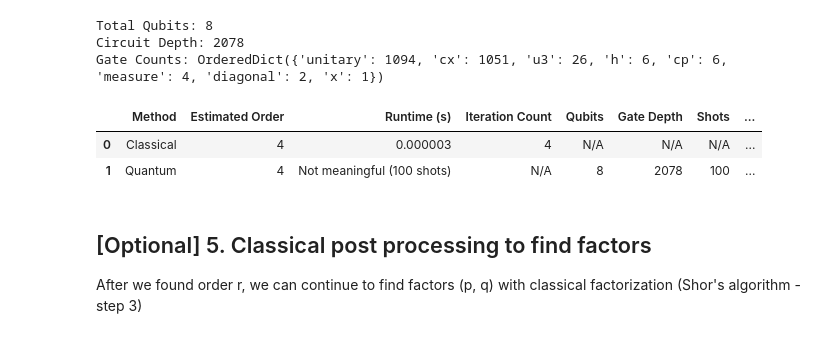
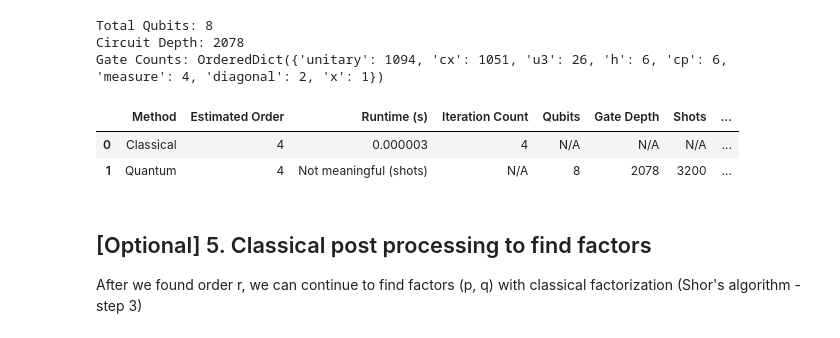
Before and after one commit to ElinEunjung/shors-algorithm-rsa, a Jupyter notebook: shors-algorithm-rsa.ipynb, the cells around one changed output. Drawn from its saved outputs; the diff is of its cells as text; code cells hidden in the pictures.

```diff
--- a/shors-algorithm-rsa.ipynb
+++ b/shors-algorithm-rsa.ipynb
@@ -151,10 +167,11 @@ The order finding circuit
 We apply QPE using the `U` gate to extract the phase, which relates to `r`.
 # %%
 # Build and simulate QPE circuit using Qiskit
-def quantum_order_finding(a, n, t=4):
+def quantum_order_finding(a, n, t=4 , shots=None):
     qc = qpe_order_finding_circuit(a, n, t)
     # Simulate the quantum order finding circuit
-    shots = 100
+    if shots is None :
+        shots = 200 * (2**t)
     simulator = Aer.get_backend('aer_simulator') # simulate quantum circuits on a classical computer
     qc_sim = transpile(qc, simulator)
     result = simulator.run(qc_sim, shots=shots).result()
@@ -215,39 +251,40 @@ n = 15
 r_classical, time_classical, iterations = classical_order_finding(a, n)
 
 # Quantum
-res_quantum = quantum_order_finding(a, n)
+res_quantum = quantum_order_finding(a, n, t=4)
 r_quantum = res_quantum["estimated_order"]
 n_qubits = res_quantum["circuit"].num_qubits
 gate_depth = res_quantum["circuit"].depth()
+n_shots = res_quantum["shots"]
 
 comparison_df = pd.DataFrame([
     {
     "Method": "Classical",
     "Estimated Order": r_classical,
     "Runtime (s)": round(time_classical, 6),
     "Iteration Count": iterations,
     "Qubits": "N/A",
     "Gate Depth": "N/A",
     "Shots": "N/A",
     "Success Guarantee": "Yes"
     },
     {
     "Method": "Quantum",
     "Estimated Order": r_quantum,
-    "Runtime (s)": "Not meaningful (100 shots)",
+    "Runtime (s)": "Not meaningful (shots)",
     "Iteration Count": "N/A",
     "Qubits": n_qubits,
     "Gate Depth": gate_depth,
-    "Shots": 100,
+    "Shots": n_shots,
     "Success Guarantee": "Probabilistic"
     }
 ])
 
 display(comparison_df)
 # %% [output]
 |  | Method | Estimated Order | Runtime (s) | Iteration Count | Qubits | Gate Depth | Shots | ... |
 | 0 | Classical | 4 | 0.000003 | 4 | N/A | N/A | N/A | ... |
-| 1 | Quantum | 4 | Not meaningful (100 shots) | N/A | 8 | 2078 | 100 | ... |
+| 1 | Quantum | 4 | Not meaningful (shots) | N/A | 8 | 2078 | 3200 | ... |
 # %% [markdown]
 ## [Optional] 5. Classical post processing to find factors
 After we found order r, we can continue to find factors (p, q) with classical factorization (Shor's algorithm - step 3)
```
Also changed, not shown: parts of 6 cells of this notebook.
